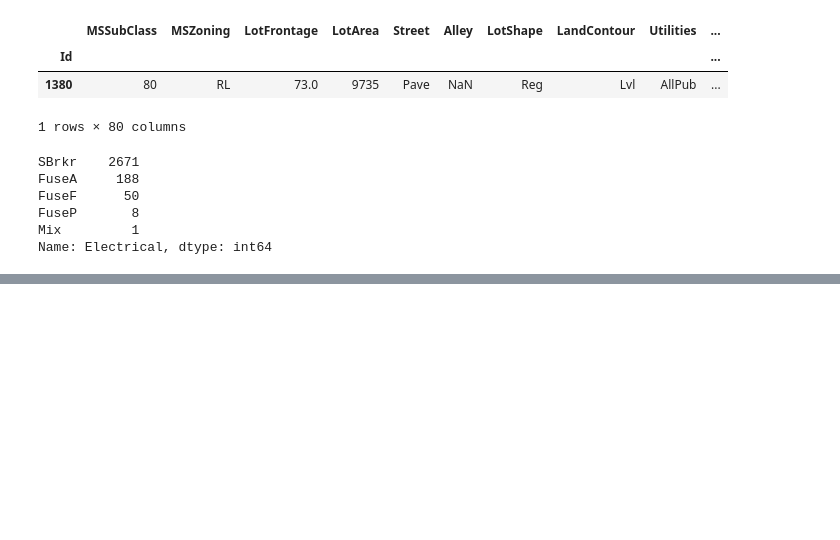
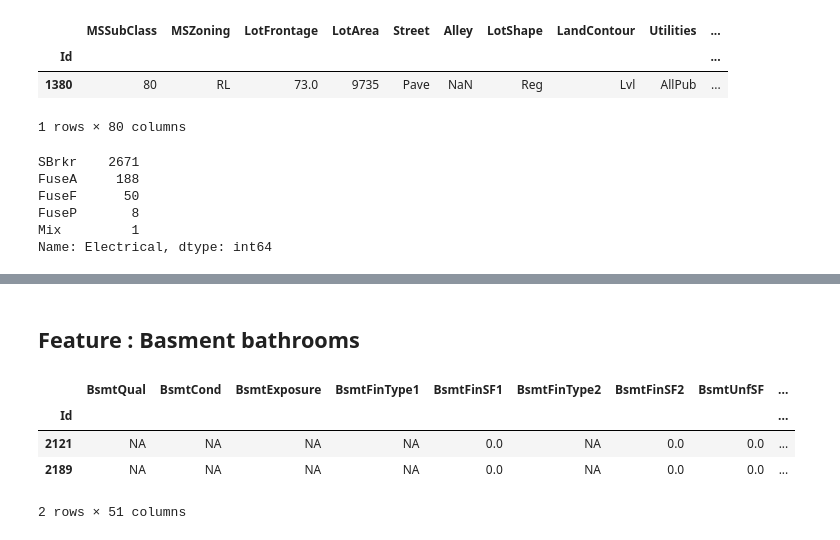
Before and after one commit to AnirudhAchal/Housing-Prices, a Jupyter notebook: Notebooks/Housing Prices .ipynb, the cells around one changed output, grey strips where cells are left out. Cells and saved outputs as stored; diff of their text form; code cells hidden in the pictures; blank space fills up the shorter version.

Commit message:
Basement bathroom features complete

```diff
--- a/Notebooks/Housing Prices .ipynb
+++ b/Notebooks/Housing Prices .ipynb
@@ -1628,0 +1660,11 @@ df.loc[pd.isnull(df['Electrical']), 'Electrical'] = 'SBrkr'
+# %% [markdown]
+## Feature : Basment bathrooms
+# %%
+# House with missing basement full bathroom values
+df.loc[pd.isnull(df['BsmtFullBath']), 'BsmtQual':]
+# %% [output]
+|  | BsmtQual | BsmtCond | BsmtExposure | BsmtFinType1 | BsmtFinSF1 | BsmtFinType2 | BsmtFinSF2 | BsmtUnfSF | ... |
+| Id |  |  |  |  |  |  |  |  | ... |
+| 2121 | NA | NA | NA | NA | 0.0 | NA | 0.0 | 0.0 | ... |
+| 2189 | NA | NA | NA | NA | 0.0 | NA | 0.0 | 0.0 | ... |
+2 rows × 51 columns
```
Also changed, not shown: parts of 6 cells of this notebook.
